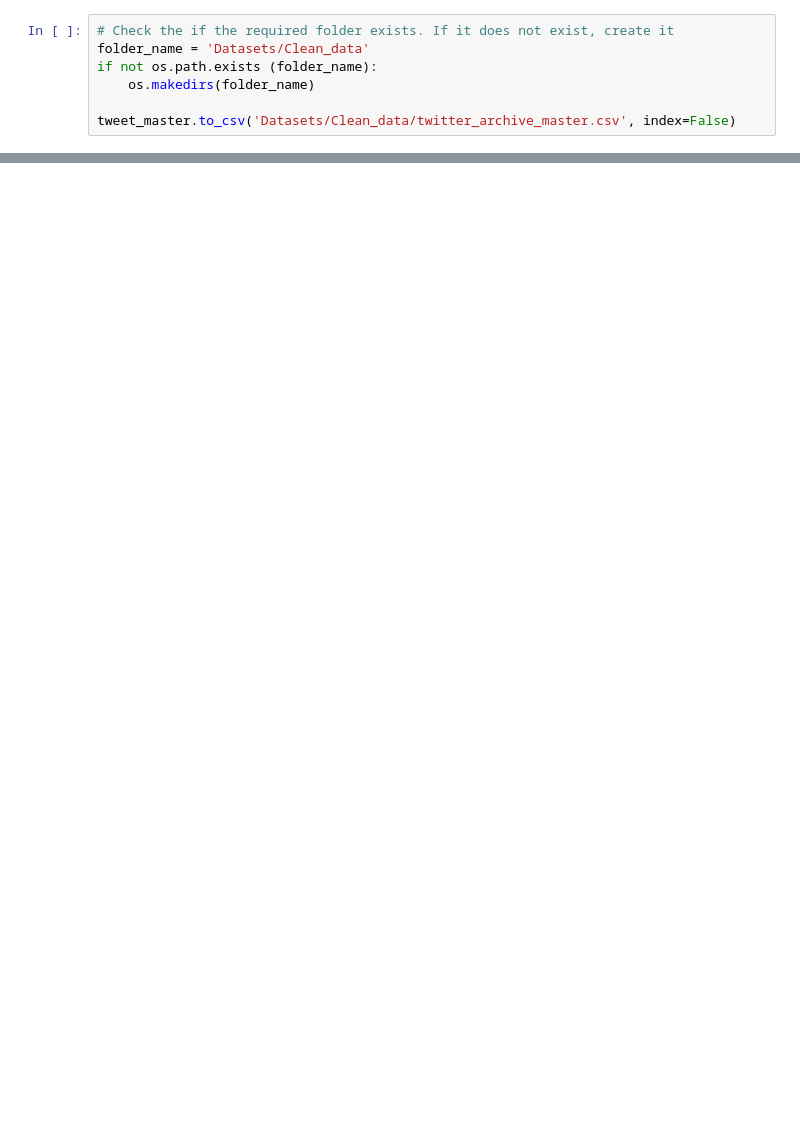
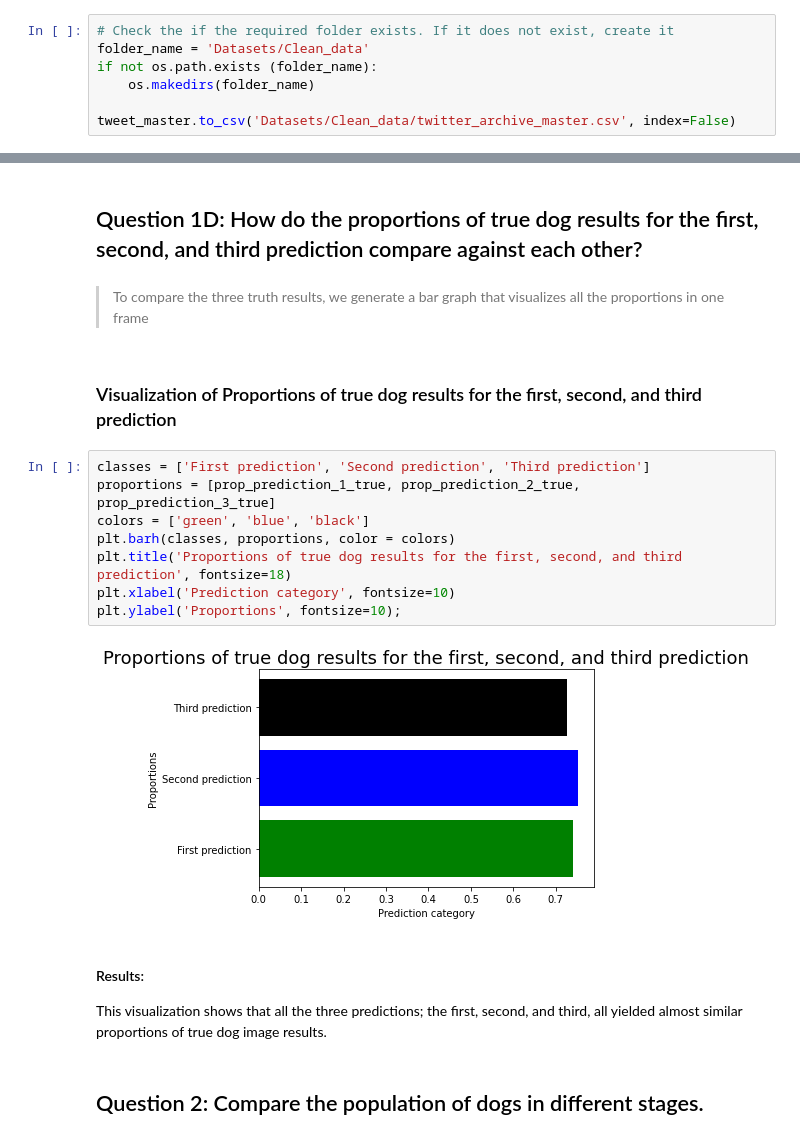
Before and after one commit to Kevson1/Twitter-archive, a Jupyter notebook: wrangle_act.ipynb, the cells around one changed output, grey strips where cells are left out. Drawn from its saved outputs; the diff is of its cells as text; blank space fills up the shorter version.

```diff
--- a/wrangle_act.ipynb
+++ b/wrangle_act.ipynb
@@ -772,0 +964,21 @@ tweet_master.to_csv('Datasets/Clean_data/twitter_archive_master.csv', index=Fals
+# %% [markdown]
+## Question 1D: How do the proportions of true dog results for the first, second, and third prediction compare against each other?
+# %% [markdown]
+> To compare the three truth results, we generate a bar graph that visualizes all the proportions in one frame
+# %% [markdown]
+### Visualization of Proportions of true dog results for the first, second, and third prediction
+# %%
+classes = ['First prediction', 'Second prediction', 'Third prediction']
+proportions = [prop_prediction_1_true, prop_prediction_2_true, prop_prediction_3_true]
+colors = ['green', 'blue', 'black']
+plt.barh(classes, proportions, color = colors)
+plt.title('Proportions of true dog results for the first, second, and third prediction', fontsize=18)
+plt.xlabel('Prediction category', fontsize=10)
+plt.ylabel('Proportions', fontsize=10);
+# %% [output]
+[figure, added]
+# %% [markdown]
+#### Results:
+This visualization shows that all the three predictions; the first, second, and third, all yielded almost similar proportions of true dog image results.
+# %% [markdown]
+## Question 2: Compare the population of dogs in different stages.
```
Also changed, not shown: parts of 77 cells of this notebook.
